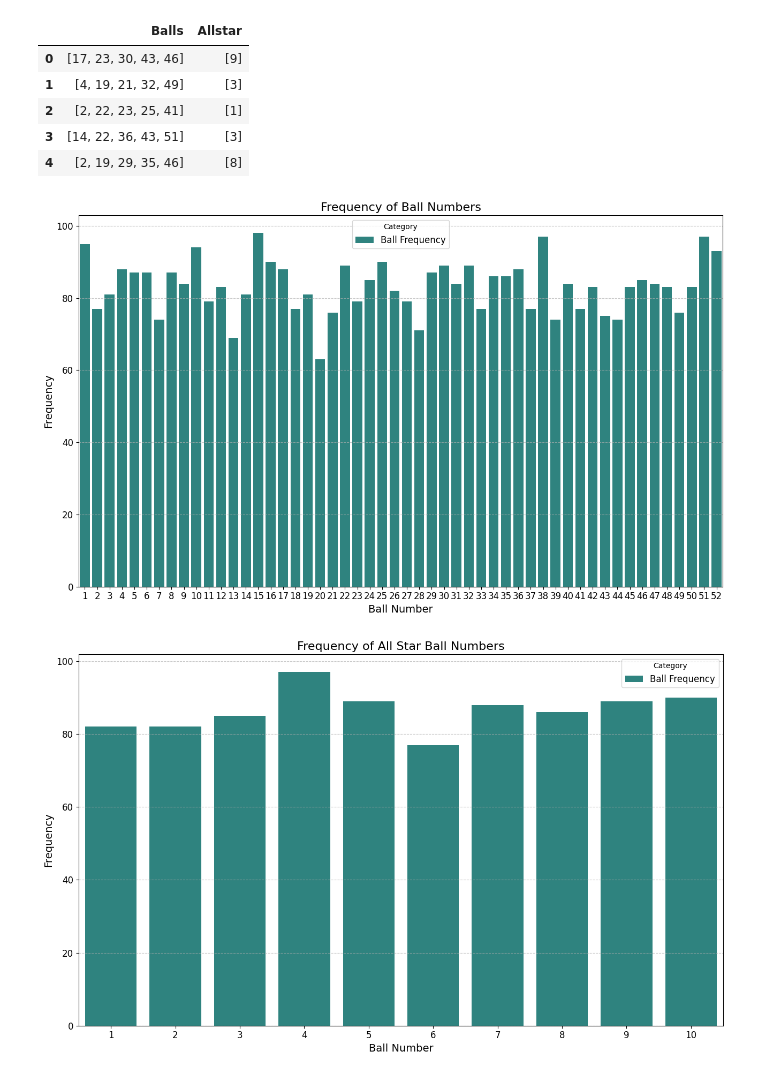
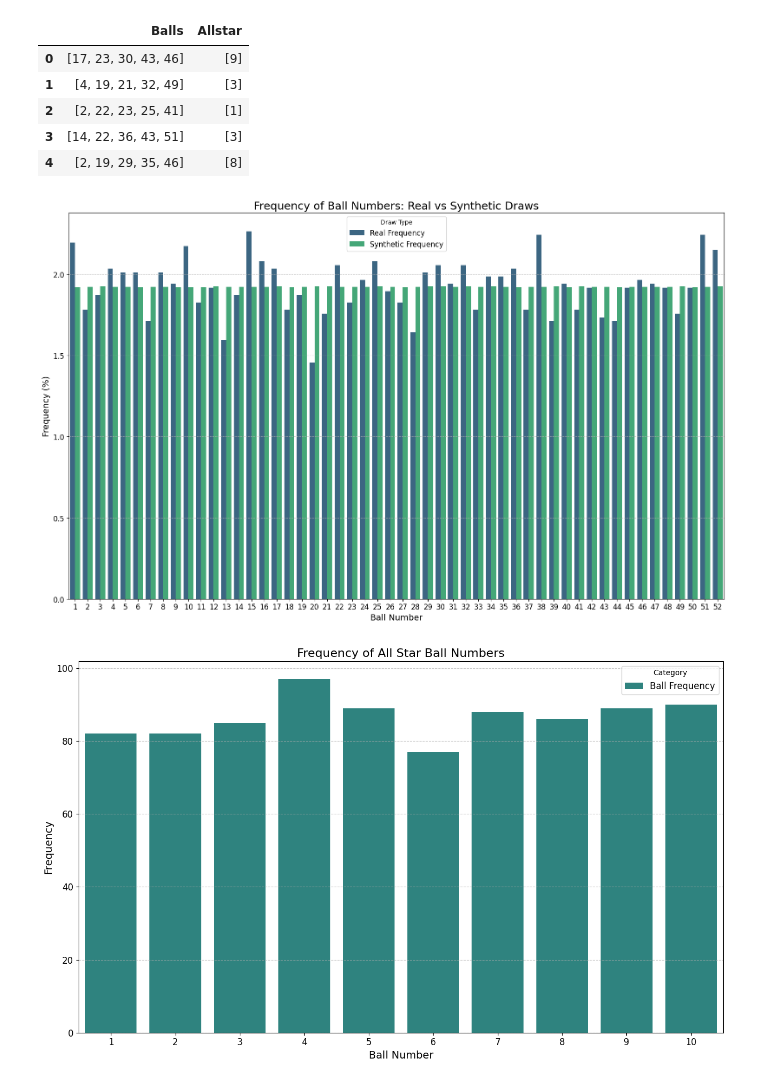
Before and after one commit to Agent-Diamonds/LottoAmericaDataFun, a Jupyter notebook: LottoAmerica.ipynb, the cells around one changed output. Cells and saved outputs as stored; diff of their text form; code cells hidden in the pictures.

Commit message:
Add synthetic frequency counts and compare to real

```diff
--- a/LottoAmerica.ipynb
+++ b/LottoAmerica.ipynb
@@ -86,27 +86,39 @@ lln_synthetic_df.head()
 | 3 | [14, 22, 36, 43, 51] | [3] |
 | 4 | [2, 19, 29, 35, 46] | [8] |
 # %%
-counts = df2[ball_list].values.flatten()
-ball_counts = pd.Series(counts).value_counts().reset_index()
-ball_counts.columns = ['Ball Number', 'Frequency']
+# Calculate ball frequency from synthetic draws
+synthetic_counts = pd.Series([ball for sublist in lln_synthetic_df['Balls'] for ball in sublist]).value_counts(normalize=True)
+synthetic_counts = synthetic_counts.reset_index()
+synthetic_counts.columns = ['Ball Number', 'Synthetic Frequency']
+synthetic_counts['Synthetic Frequency'] = synthetic_counts['Synthetic Frequency'] * 100
 
-# Create a new column for hue to categorize as "Ball Frequency"
-ball_counts['Category'] = 'Ball Frequency'
+# Calculate ball frequency from real draws
+real_counts = pd.Series(counts).value_counts(normalize=True).reset_index()
+real_counts.columns = ['Ball Number', 'Real Frequency']
+real_counts['Real Frequency'] = real_counts['Real Frequency'] * 100
 
-# Create the plot
-plt.figure(figsize=(13, 8))
-sns.barplot(data=ball_counts, x='Ball Number', y='Frequency', hue='Category', dodge=False, palette="viridis")
-plt.title("Frequency of Ball Numbers", fontsize=16)
-plt.xlabel("Ball Number", fontsize=14)
-plt.ylabel("Frequency", fontsize=14)
-plt.xticks(fontsize=12)
-plt.yticks(fontsize=12)
-plt.legend(title='Category', fontsize=12)
-plt.grid(axis='y', linestyle='--', alpha=0.7)
-plt.tight_layout()
-plt.show()
+# Merge synthetic and real frequencies into one DataFrame
+combined_counts = pd.merge(real_counts, synthetic_counts, on='Ball Number', how='outer').fillna(0)
+
+# Melt the data for easier plotting
+combined_counts = pd.melt(combined_counts, id_vars=['Ball Number'],
+                        value_vars=['Real Frequency', 'Synthetic Frequency'],
+                        var_name='Category', value_name='Frequency')
-# %% [output]
-[figure, removed]
+# %%
+# Plot the data
+plt.figure(figsize=(16, 10))
+sns.barplot(data=combined_counts, x='Ball Number', y='Frequency', hue='Category', dodge=True, palette="viridis")
+plt.title("Frequency of Ball Numbers: Real vs Synthetic Draws", fontsize=18)
+plt.xlabel("Ball Number", fontsize=14)
+plt.ylabel("Frequency (%)", fontsize=14)
+plt.xticks(fontsize=12)
+plt.yticks(fontsize=12)
+plt.legend(title='Draw Type', fontsize=12)
+plt.grid(axis='y', linestyle='--', alpha=0.7)
+plt.tight_layout()
+plt.show()
+# %% [output]
+[figure, added]
 # %%
 counts = df2['All Star Ball'].values
 ball_counts = pd.Series(counts).value_counts().reset_index()
```
